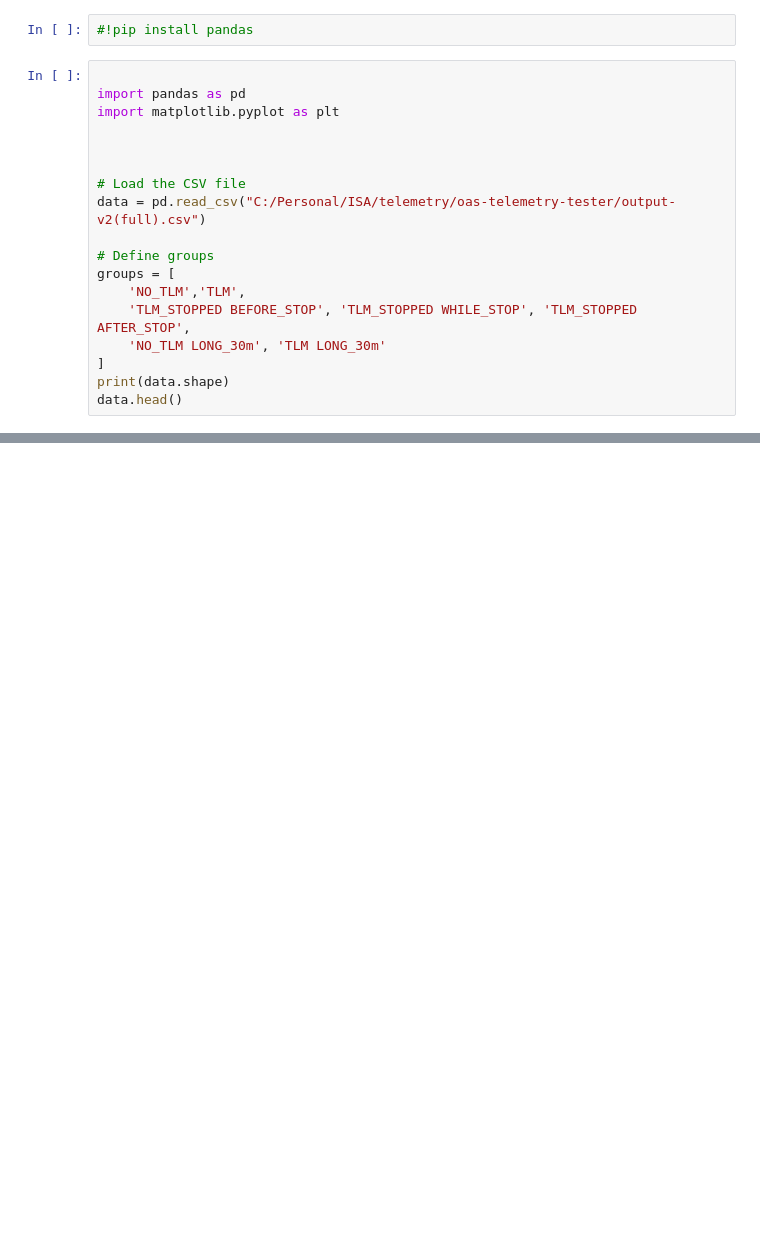
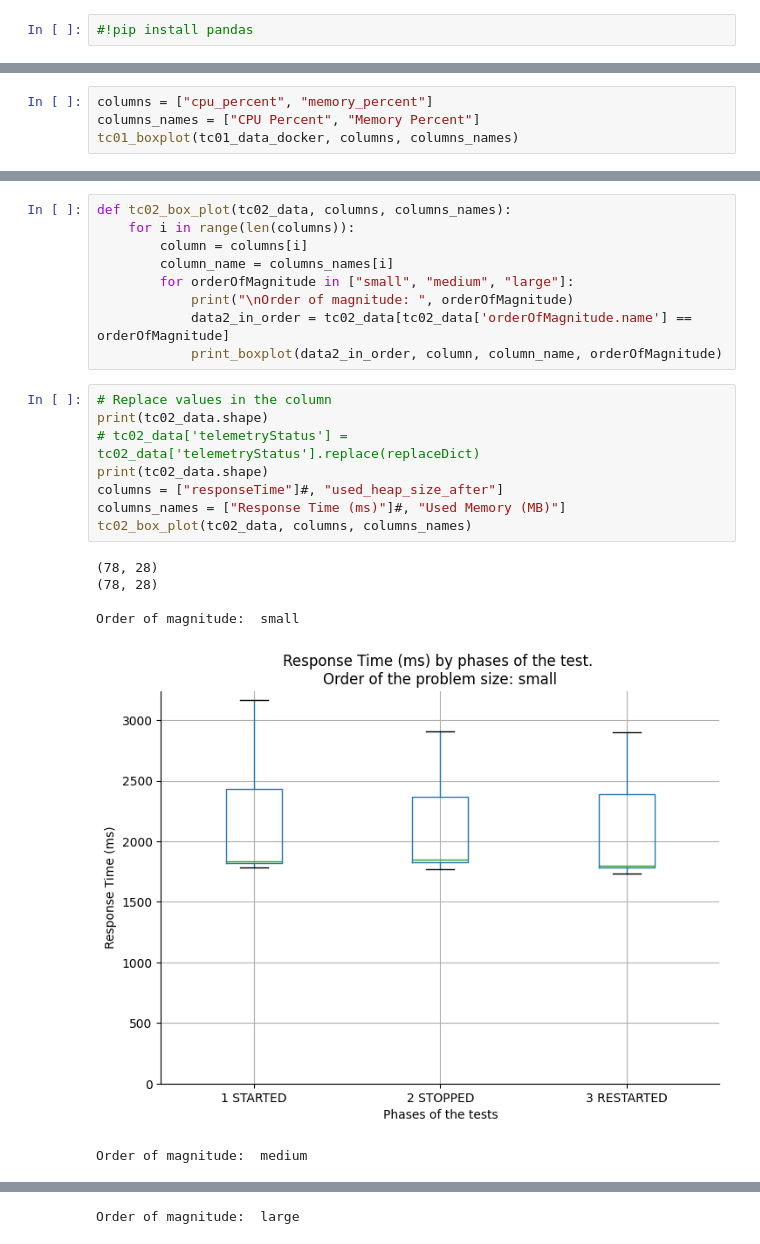
Before and after one commit to motero2k/oas-telemetry-tester, a Jupyter notebook: sandbox/resultsManager/initialTestcases.ipynb, the cells around one changed output, grey strips where cells are left out. Drawn from its saved outputs; the diff is of its cells as text; blank space fills up the shorter version.

```diff
--- a/sandbox/resultsManager/initialTestcases.ipynb
+++ b/sandbox/resultsManager/initialTestcases.ipynb
@@ -1,20 +1,2 @@
 # %%
 #!pip install pandas
-# %%
-
-import pandas as pd
-import matplotlib.pyplot as plt
-
-
-
-# Load the CSV file
-data = pd.read_csv("C:/Personal/ISA/telemetry/oas-telemetry-tester/output-v2(full).csv")
-
-# Define groups
-groups = [
-    'NO_TLM','TLM',
-    'TLM_STOPPED BEFORE_STOP', 'TLM_STOPPED WHILE_STOP', 'TLM_STOPPED AFTER_STOP',
-    'NO_TLM LONG_30m', 'TLM LONG_30m'
-]
-print(data.shape)
-data.head()
@@ -167,0 +370,4 @@ plt.show()
+# %%
+columns = ["cpu_percent", "memory_percent"]
+columns_names = ["CPU Percent", "Memory Percent"]
+tc01_boxplot(tc01_data_docker, columns, columns_names)
@@ -167,0 +443,24 @@ plt.show()
+# %%
+def tc02_box_plot(tc02_data, columns, columns_names):
+    for i in range(len(columns)):
+        column = columns[i]
+        column_name = columns_names[i]
+        for orderOfMagnitude in ["small", "medium", "large"]:
+            print("\nOrder of magnitude: ", orderOfMagnitude)
+            data2_in_order = tc02_data[tc02_data['orderOfMagnitude.name'] == orderOfMagnitude]
+            print_boxplot(data2_in_order, column, column_name, orderOfMagnitude)
+# %%
+# Replace values in the column
+print(tc02_data.shape)
+# tc02_data['telemetryStatus'] = tc02_data['telemetryStatus'].replace(replaceDict)
+print(tc02_data.shape)
+columns = ["responseTime"]#, "used_heap_size_after"]
+columns_names = ["Response Time (ms)"]#, "Used Memory (MB)"]
+tc02_box_plot(tc02_data, columns, columns_names)
+# %% [output]
+(78, 28)
+(78, 28)
+
+Order of magnitude:  small
+[figure, added]
+Order of magnitude:  medium
@@ -167,0 +468 @@ plt.show()
+Order of magnitude:  large
```
Also changed, not shown: parts of 20 cells of this notebook, 31 other files.
